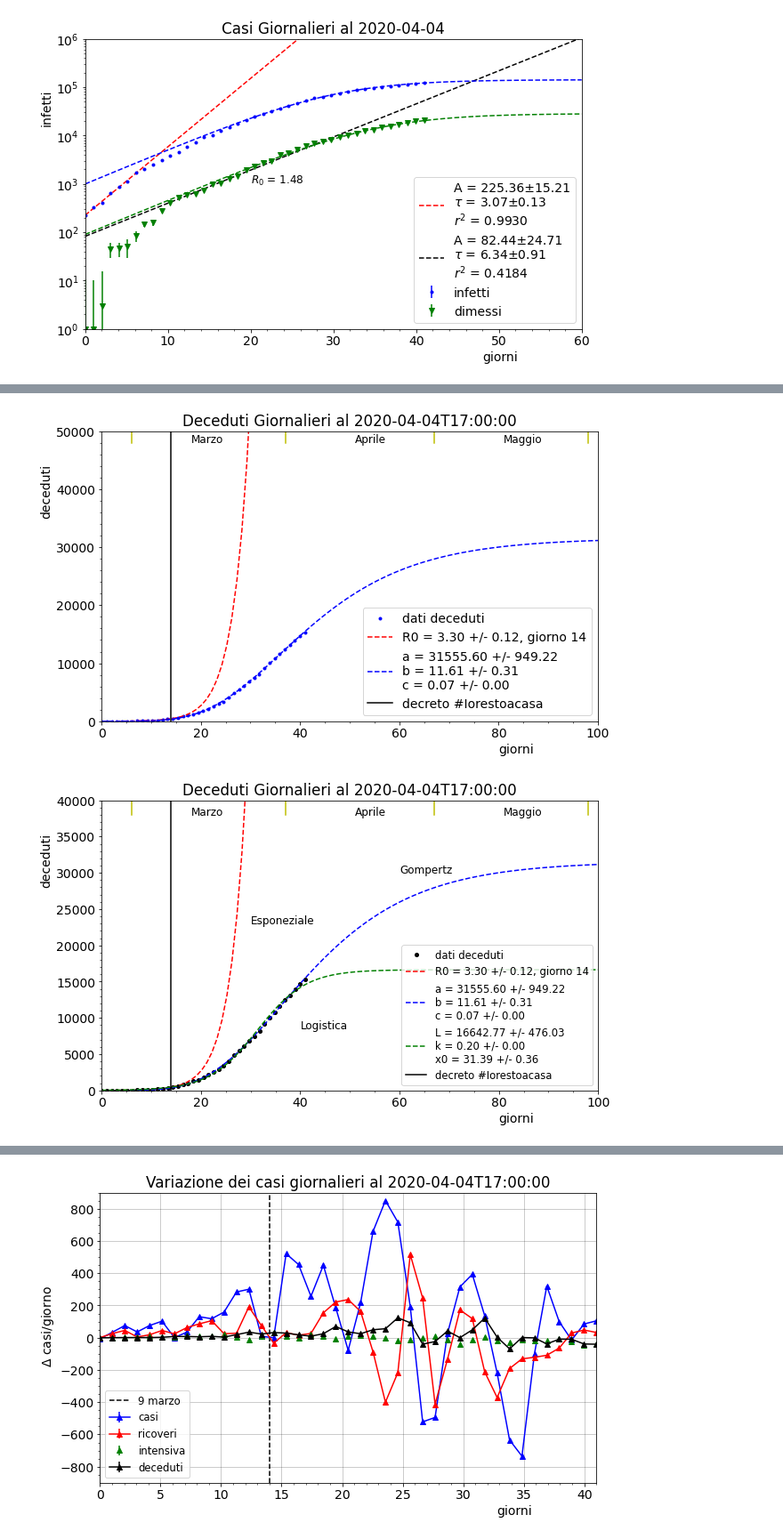
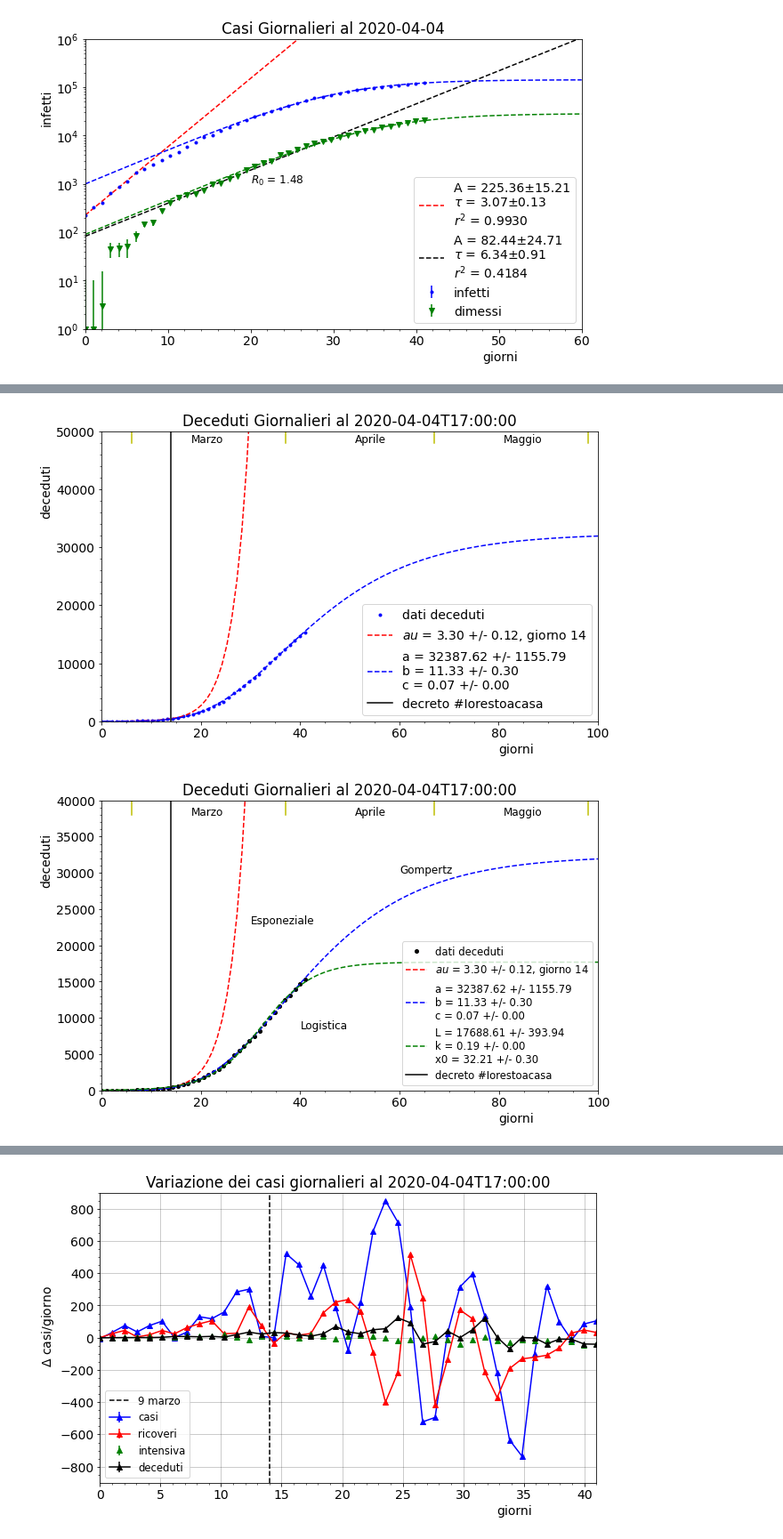
Before and after one commit to lorenzopaolucci/studenti, a Jupyter notebook: covid19.ipynb, the cells around one changed output, grey strips where cells are left out. Shown at 89% size. Cells and saved outputs as stored; diff of their text form; code cells hidden in the pictures.

```diff
--- a/covid19.ipynb
+++ b/covid19.ipynb
@@ -232,7 +232,7 @@ max_exp_fit = 14
 popt_e,pcov_e = curve_fit(Exp,x[x<max_exp_fit], df['deceduti'][x<max_exp_fit], p0=[1,2])
 perr_e = np.sqrt(np.diag(pcov_e))
 fig, ax = plt.subplots(figsize=(10,6))
-err = np.sqrt(df['deceduti'])
+err = np.sqrt(np.gradient(df['deceduti']))
 
 ax.errorbar(x, df['deceduti'], yerr=err, fmt='b^', label='dati deceduti')
 
@@ -272,15 +272,15 @@ x = np.linspace(0, len(df['data']), len(df['data']))
 max_exp_fit = 14
 popt_e,pcov_e = curve_fit(Exp,x[x<max_exp_fit], df['deceduti'][x<max_exp_fit], p0=[1,2])
 perr_e = np.sqrt(np.diag(pcov_e))
-max_gom_fit = 12
-
-popt_g,pcov_g = curve_fit(Gompertz,x[x>max_gom_fit], df['deceduti'][x>max_gom_fit], p0=[4500.,20., 0.01])
+max_gom_fit = 16
+err = np.sqrt(np.gradient(df['deceduti']))
+popt_g,pcov_g = curve_fit(Gompertz,x[x>max_gom_fit], df['deceduti'][x>max_gom_fit], p0=[4500.,20., 0.01], sigma=err[x>max_gom_fit])
 perr_g = np.sqrt(np.diag(pcov_g))
 
 fig, ax = plt.subplots(figsize=(10,6))
 ax.plot(x, df['deceduti'], 'b.', label='dati deceduti')
 x=np.linspace(0,100,100)
-ax.plot(x, Exp(x, *popt_e), 'r--', label='R0 = {0:.2f} +/- {1:.2f}, giorno {2:d}'.format(popt_e[1], perr_e[1], max_exp_fit))
+ax.plot(x, Exp(x, *popt_e), 'r--', label='$\tau$ = {0:.2f} +/- {1:.2f}, giorno {2:d}'.format(popt_e[1], perr_e[1], max_exp_fit))
 ax.plot(x, Gompertz(x, *popt_g), 'b--', label='a = {0:.2f} +/- {1:.2f}\nb = {2:.2f} +/- {3:.2f} \
 \nc = {4:.2f} +/- {5:.2f}'.format(popt_g[0], perr_g[0], popt_g[1], perr_g[1], popt_g[2], perr_g[2]))
 
@@ -303,13 +303,13 @@ ax.set_ylabel('deceduti', horizontalalignment = 'left', y=0.7)
 plt.minorticks_on()
 plt.show()
 # %% [output]
-[figure, old version]
+[figure, new version]
 # %%
 fig, ax = plt.subplots(figsize=(10,6))
 x = np.linspace(0, len(df['data']), len(df['data']))
 ax.plot(x, df['deceduti'], 'k.', markersize=8, label='dati deceduti')
 x=np.linspace(0,100,100)
-ax.plot(x, Exp(x, *popt_e), 'r--', label='R0 = {0:.2f} +/- {1:.2f}, giorno {2:d}'.format(popt_e[1], perr_e[1], max_exp_fit))
+ax.plot(x, Exp(x, *popt_e), 'r--', label='$\tau$ = {0:.2f} +/- {1:.2f}, giorno {2:d}'.format(popt_e[1], perr_e[1], max_exp_fit))
 ax.plot(x, Gompertz(x, *popt_g), 'b--', label='a = {0:.2f} +/- {1:.2f}\nb = {2:.2f} +/- {3:.2f} \
 \nc = {4:.2f} +/- {5:.2f}'.format(popt_g[0], perr_g[0], popt_g[1], perr_g[1], popt_g[2], perr_g[2]))
 ax.plot(x, Logistic(x, *popt_l), 'g--', label='L = {0:.2f} +/- {1:.2f}\nk = {2:.2f} +/- {3:.2f} \
@@ -319,34 +319,34 @@ ax.plot(x, Logistic(x, *popt_l), 'g--', label='L = {0:.2f} +/- {1:.2f}\nk = {2:.
 ymax = 40000
 yptxt = ymax - ymax*0.05
 ax.set_ylim(0,ymax)
 ax.set_xlim(0,100)
 ax.plot([14,14], [0,ymax], 'k-', label='decreto #Iorestoacasa')
 ax.plot([6,6], [yptxt,ymax], 'y-')
 ax.plot([6+31,6+31], [yptxt,ymax], 'y-')
 ax.plot([6+31+30,6+31+30], [yptxt,ymax], 'y-')
 ax.plot([6+31+30+31,6+31+30+31], [yptxt,ymax], 'y-')
 ax.text(6+12, yptxt, 'Marzo', fontsize=12)
 ax.text(6+45, yptxt, 'Aprile', fontsize=12)
 ax.text(6+75, yptxt, 'Maggio', fontsize=12)
 
 #ax.plot([6,6], [28000,30000], 'y-')
 #ax.plot([6+31,6+31], [28000,30000], 'y-')
 #ax.plot([6+31+30,6+31+30], [28000,30000], 'y-')
 #ax.plot([6+31+30+31,6+31+30+31], [28000,30000], 'y-')
 #ax.text(6+12, 28000, 'Marzo', fontsize=12)
 ##ax.text(6+45, 28000, 'Aprile', fontsize=12)
 #ax.text(6+75, 28000, 'Maggio', fontsize=12)
 ax.text(30, 23000, 'Esponeziale', fontsize=12)
 ax.text(60, 30000, 'Gompertz', fontsize=12)
 ax.text(40, 8500, 'Logistica', fontsize=12)
 ax.legend(loc=4, prop={'size':'small'})
 ax.set_title('Deceduti Giornalieri al '+str(np.array(df['data'])[-1]))
 ax.set_xlabel('giorni', horizontalalignment = 'left', x=0.8)
 ax.set_ylabel('deceduti', horizontalalignment = 'left', y=0.7)
 plt.minorticks_on()
 plt.show()
 # %% [output]
-[figure, old version]
+[figure, new version]
 # %%
 T_days =  len(df)
 x = np.linspace(0, T_days, T_days)
```
Also changed, not shown: parts of 2 cells of this notebook.
